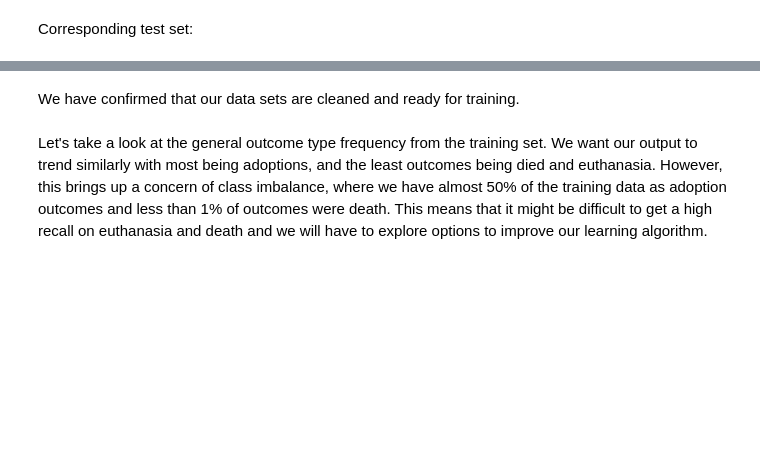
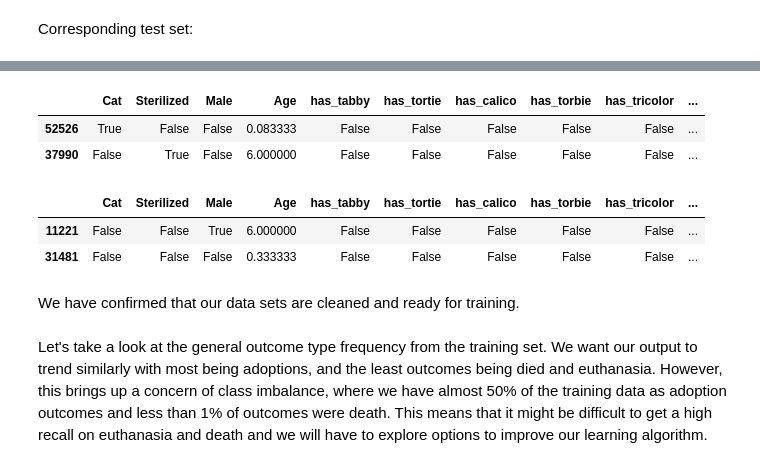
Before and after one commit to chenyiwang24/cs363_final_project, a Jupyter notebook: FinalProject.ipynb, the cells around one changed output, grey strips where cells are left out. Drawn from its saved outputs; the diff is of its cells as text; code cells hidden in the pictures; blank space fills up the shorter version.

```diff
--- a/FinalProject.ipynb
+++ b/FinalProject.ipynb
@@ -788,7 +710,9 @@ Lastly, we need to just one hot encode Intake Type and Intake Condition in the o
 # %%
 outcome = animal_data["Outcome Type"] # separate outcome type
 one_hot_encoded = pd.get_dummies(animal_data.drop(columns=["Outcome Type"]), drop_first=True) # one-hot encode the rest
+temp_one_hot_encoded = pd.get_dummies(temp_animal_data.drop(columns=["Outcome Type"]), drop_first=True) # one-hot encode the rest
 animal_data = pd.concat([one_hot_encoded, outcome], axis=1) # add back outcome type for training later
+temp_animal_data = pd.concat([temp_one_hot_encoded, outcome], axis=1) # add back outcome type for training later
 animal_test = pd.get_dummies(animal_test, drop_first=True)
 # %% [markdown]
 Let's make sure that we have our different data sets ready. One approach where we tried grouping the categoricals to reduce dimensionality and also imputing the original color feature with one hot encoding.
@@ -825,3 +749,15 @@ reduced_animal_test.sample(2) # reduced intake condition and type
+# %%
+temp_animal_data.sample(2) # reduced intake condition and type
+# %% [output]
+|  | Cat | Sterilized | Male | Age | has_tabby | has_tortie | has_calico | has_torbie | has_tricolor | ... |
+| 52526 | True | False | False | 0.083333 | False | False | False | False | False | ... |
+| 37990 | False | True | False | 6.000000 | False | False | False | False | False | ... |
+# %%
+temp_animal_data.sample(2) # reduced intake condition and type
+# %% [output]
+|  | Cat | Sterilized | Male | Age | has_tabby | has_tortie | has_calico | has_torbie | has_tricolor | ... |
+| 11221 | False | False | True | 6.000000 | False | False | False | False | False | ... |
+| 31481 | False | False | False | 0.333333 | False | False | False | False | False | ... |
 # %% [markdown]
 We have confirmed that our data sets are cleaned and ready for training.
 # %% [markdown]
```
Also changed, not shown: parts of 64 cells of this notebook, 3 other files.
